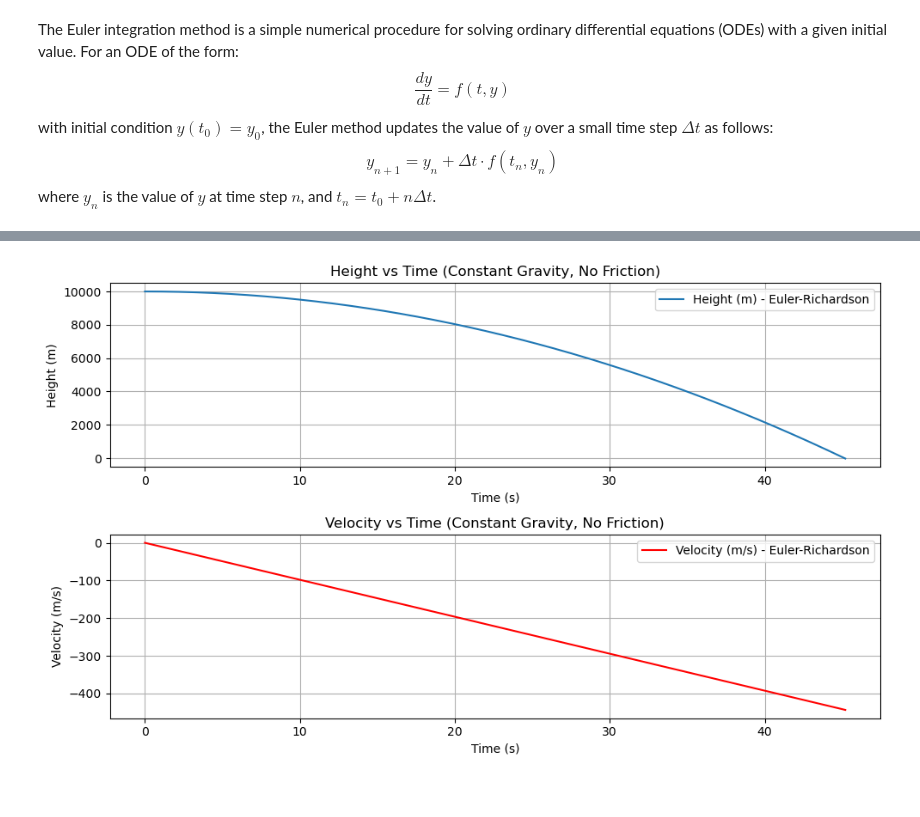
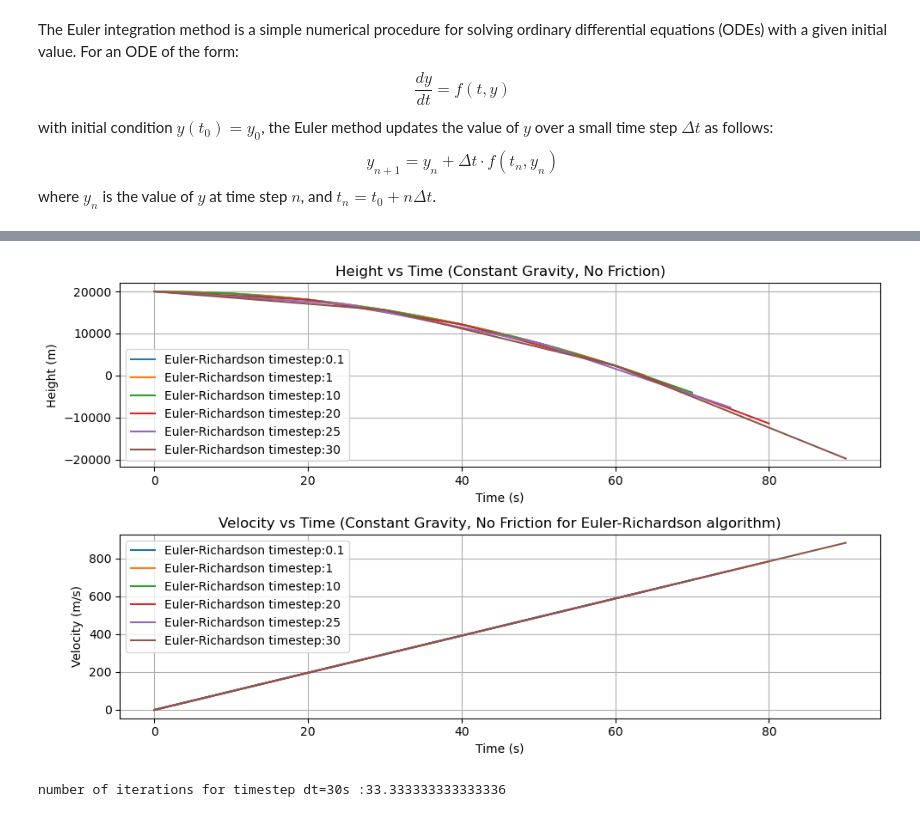
Before and after one commit to burduliluka7/Euler-Euler-Richardson-Runge-kutta-algorithsms-for-falling-body, a Jupyter notebook: project1.ipynb, the cells around one changed output, grey strips where cells are left out. Cells and saved outputs as stored; diff of their text form; code cells hidden in the pictures.

```diff
--- a/project1.ipynb
+++ b/project1.ipynb
@@ -153,49 +212,59 @@ Where:
 
 Euler-Richardson method provides a more accurate estimate of the position and velocity at each time step compared to the simple Euler method.
 # %%
+dt_arr=[0.1, 1, 10, 20, 25, 30]
+
 def euler_richardson_step_constant(h, v, dt):
     g=G
     # Midpoint values
-    v_mid=v+0.5*(-g)*dt
+    v_mid=v+0.5*(g)*dt
     h_mid =h+0.5*v*dt
     # Full step
-    dv=(-g)*dt
+    dv=(g)*dt
     dh=v_mid*dt
-    return h+dh, v+dv
+    return h-dh, v+dv
+
+plt.figure(figsize=(10, 6))
+
+t_list_er_constant=[0]
+h_list_er_constant=[h0]
+v_list_er_constant=[v0]
+for dt in dt_arr:
+    t=0
+    t_list_er_constant=[0]
+    h_list_er_constant=[h0]
+    v_list_er_constant=[v0]
+    while t<t_max and h_list_er_constant[-1]>0:
+        h, v=euler_richardson_step_constant(h_list_er_constant[-1], v_list_er_constant[-1], dt)
+        t+=dt
+        t_list_er_constant.append(t)
+        h_list_er_constant.append(h)
+        v_list_er_constant.append(v)
+    plt.subplot(2, 1, 1)
+    plt.plot(t_list_er_constant, h_list_er_constant, label=f'Euler-Richardson timestep:{dt}')
+    plt.subplot(2, 1, 2)
+    plt.plot(t_list_er_constant, v_list_er_constant, label=f'Euler-Richardson timestep:{dt}')
+# Plotting the results
 
 
-t_list_er_constant = [0]
-h_list_er_constant = [h0]
-v_list_er_constant = [v0]
-
-t = 0
-while t < t_max and h_list_er_constant[-1] > 0:
-    h, v = euler_richardson_step_constant(h_list_er_constant[-1], v_list_er_constant[-1], dt)
-    t += dt
-    t_list_er_constant.append(t)
-    h_list_er_constant.append(h)
-    v_list_er_constant.append(v)
-
-# Plotting the results
-plt.figure(figsize=(10, 6))
 
 plt.subplot(2, 1, 1)
-plt.plot(t_list_er_constant, h_list_er_constant, label='Height (m) - Euler-Richardson')
 plt.xlabel('Time (s)')
 plt.ylabel('Height (m)')
 plt.title('Height vs Time (Constant Gravity, No Friction)')
 plt.grid(True)
 plt.legend()
 
 plt.subplot(2, 1, 2)
-plt.plot(t_list_er_constant, v_list_er_constant, label='Velocity (m/s) - Euler-Richardson', color='r')
 plt.xlabel('Time (s)')
 plt.ylabel('Velocity (m/s)')
-plt.title('Velocity vs Time (Constant Gravity, No Friction)')
+plt.title('Velocity vs Time (Constant Gravity, No Friction for Euler-Richardson algorithm)')
 plt.grid(True)
 plt.legend()
 
 plt.tight_layout()
 plt.show()
+print(f"number of iterations for timestep dt=30s :{t_max/30}")
 # %% [output]
-[figure, old version]
+[figure, new version]
+number of iterations for timestep dt=30s :33.333333333333336
```
Also changed, not shown: parts of 7 cells of this notebook.
